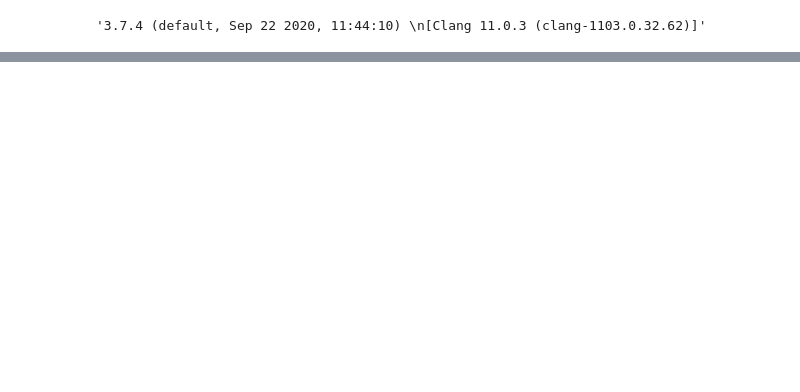
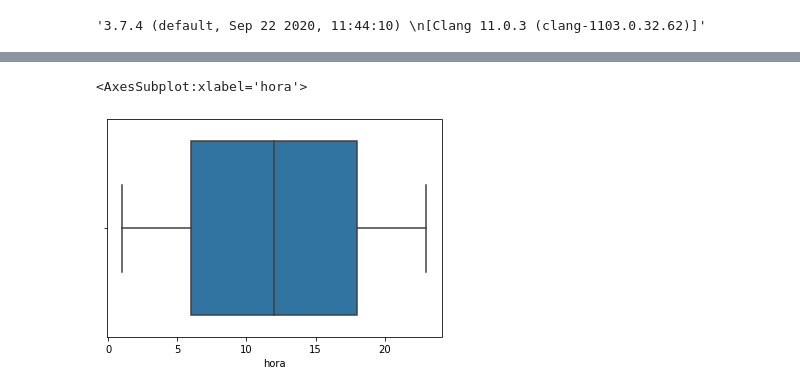
Before and after one commit to ElenaVillano/challenge_rpmx, a Jupyter notebook: notebooks/eda.ipynb, the cells around one changed output, grey strips where cells are left out. Drawn from its saved outputs; the diff is of its cells as text; code cells hidden in the pictures; blank space fills up the shorter version.

Commit message:
some graphics

```diff
--- a/notebooks/eda.ipynb
+++ b/notebooks/eda.ipynb
@@ -194,0 +39,5 @@ df.describe()
+# %%
+sns.boxplot(df['hora'])
+# %% [output]
+<AxesSubplot:xlabel='hora'>
+[figure, added]
```
Also changed, not shown: parts of 51 cells of this notebook.
